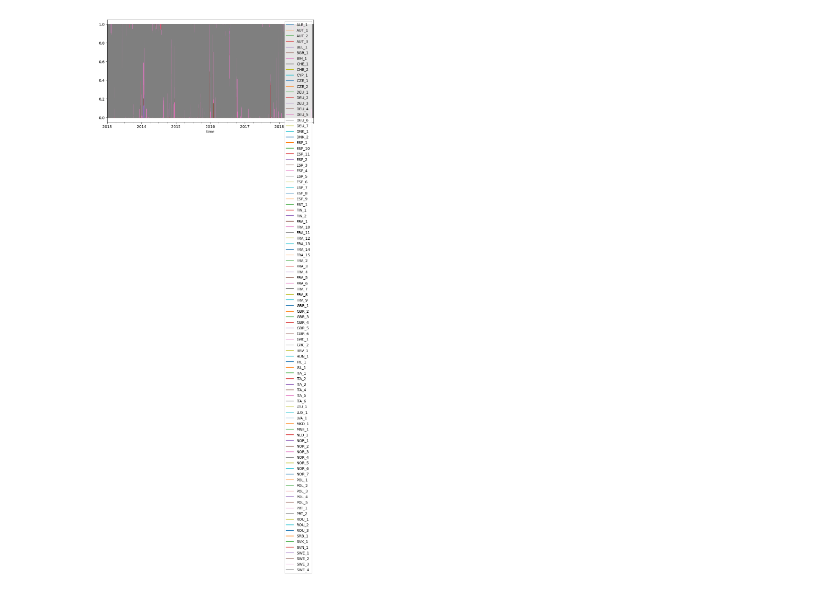
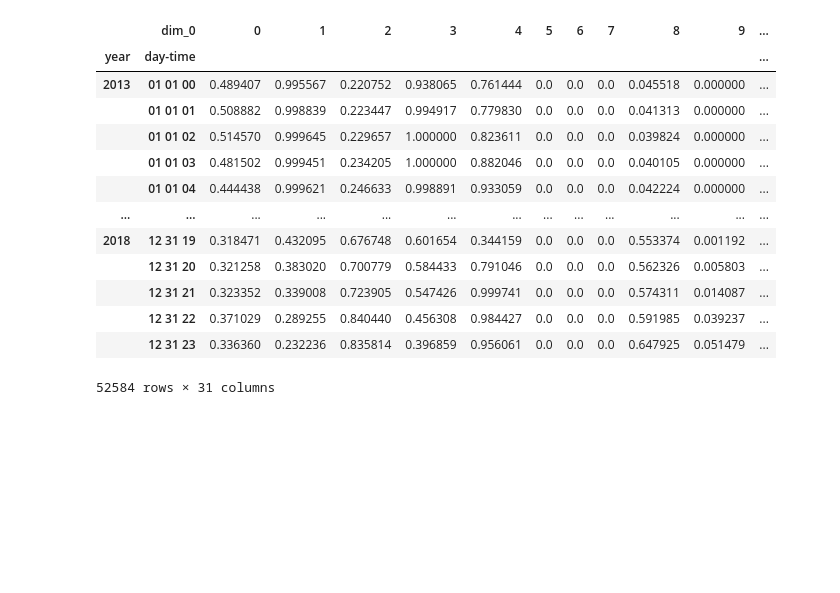
Before and after one commit to jnnr/jw4a-d2.1, a Jupyter notebook: notebooks/plot_timeseries.ipynb, the cells around one changed output. Cells and saved outputs as stored; diff of their text form; code cells hidden in the pictures; blank space fills up the shorter version.

```diff
--- a/notebooks/plot_timeseries.ipynb
+++ b/notebooks/plot_timeseries.ipynb
@@ -41,6 +19,0 @@ capacityfactors_wind_onshore_awe
-# %%
-fig, ax = plt.subplots(figsize=(10, 5))
-capacityfactors_wind_onshore_awe.plot(ax=ax)
-plt.show()
-# %% [output]
-[figure, removed]
@@ -46,0 +84,32 @@ plt.show()
+# %%
+capfac = xr.load_dataset("../build/capacity_factors/capacity_factors_offshore_deep_awe.nc")
+capfac
+
+# chunk it into years and save it as csv
+years = list(set(capfac.time.dt.year.values))
+for year in years:
+    capfac_year = capfac.sel(time=str(year))
+    df_capfac_year = capfac_year.to_dataframe()["__xarray_dataarray_variable__"].unstack("dim_0")
+    df_capfac_year.to_csv(f"../build/capacity_factors/capacity_factors_awe_{year}_new.csv")
+# %%
+capacity_factors = xr.load_dataset("../build/capacity_factors/capacity_factors_offshore_deep_awe.nc")
+df_capacity_factors = capacity_factors.to_dataframe()["__xarray_dataarray_variable__"].unstack("dim_0")
+df_capacity_factors["year"] = df_capacity_factors.index.year
+df_capacity_factors["day-time"] = df_capacity_factors.index.strftime('%m %d %H')
+df_capacity_factors.set_index(["year", "day-time"], inplace=True)
+df_capacity_factors
+# %% [output]
+|  | dim_0 | 0 | 1 | 2 | 3 | 4 | 5 | 6 | 7 | 8 | 9 | ... |
+| year | day-time |  |  |  |  |  |  |  |  |  |  | ... |
+| 2013 | 01 01 00 | 0.489407 | 0.995567 | 0.220752 | 0.938065 | 0.761444 | 0.0 | 0.0 | 0.0 | 0.045518 | 0.000000 | ... |
+|  | 01 01 01 | 0.508882 | 0.998839 | 0.223447 | 0.994917 | 0.779830 | 0.0 | 0.0 | 0.0 | 0.041313 | 0.000000 | ... |
+|  | 01 01 02 | 0.514570 | 0.999645 | 0.229657 | 1.000000 | 0.823611 | 0.0 | 0.0 | 0.0 | 0.039824 | 0.000000 | ... |
+|  | 01 01 03 | 0.481502 | 0.999451 | 0.234205 | 1.000000 | 0.882046 | 0.0 | 0.0 | 0.0 | 0.040105 | 0.000000 | ... |
+|  | 01 01 04 | 0.444438 | 0.999621 | 0.246633 | 0.998891 | 0.933059 | 0.0 | 0.0 | 0.0 | 0.042224 | 0.000000 | ... |
+| ... | ... | ... | ... | ... | ... | ... | ... | ... | ... | ... | ... | ... |
+| 2018 | 12 31 19 | 0.318471 | 0.432095 | 0.676748 | 0.601654 | 0.344159 | 0.0 | 0.0 | 0.0 | 0.553374 | 0.001192 | ... |
+|  | 12 31 20 | 0.321258 | 0.383020 | 0.700779 | 0.584433 | 0.791046 | 0.0 | 0.0 | 0.0 | 0.562326 | 0.005803 | ... |
+|  | 12 31 21 | 0.323352 | 0.339008 | 0.723905 | 0.547426 | 0.999741 | 0.0 | 0.0 | 0.0 | 0.574311 | 0.014087 | ... |
+|  | 12 31 22 | 0.371029 | 0.289255 | 0.840440 | 0.456308 | 0.984427 | 0.0 | 0.0 | 0.0 | 0.591985 | 0.039237 | ... |
+|  | 12 31 23 | 0.336360 | 0.232236 | 0.835814 | 0.396859 | 0.956061 | 0.0 | 0.0 | 0.0 | 0.647925 | 0.051479 | ... |
+52584 rows × 31 columns
```
Also changed, not shown: parts of 26 cells of this notebook, 10 other files.
